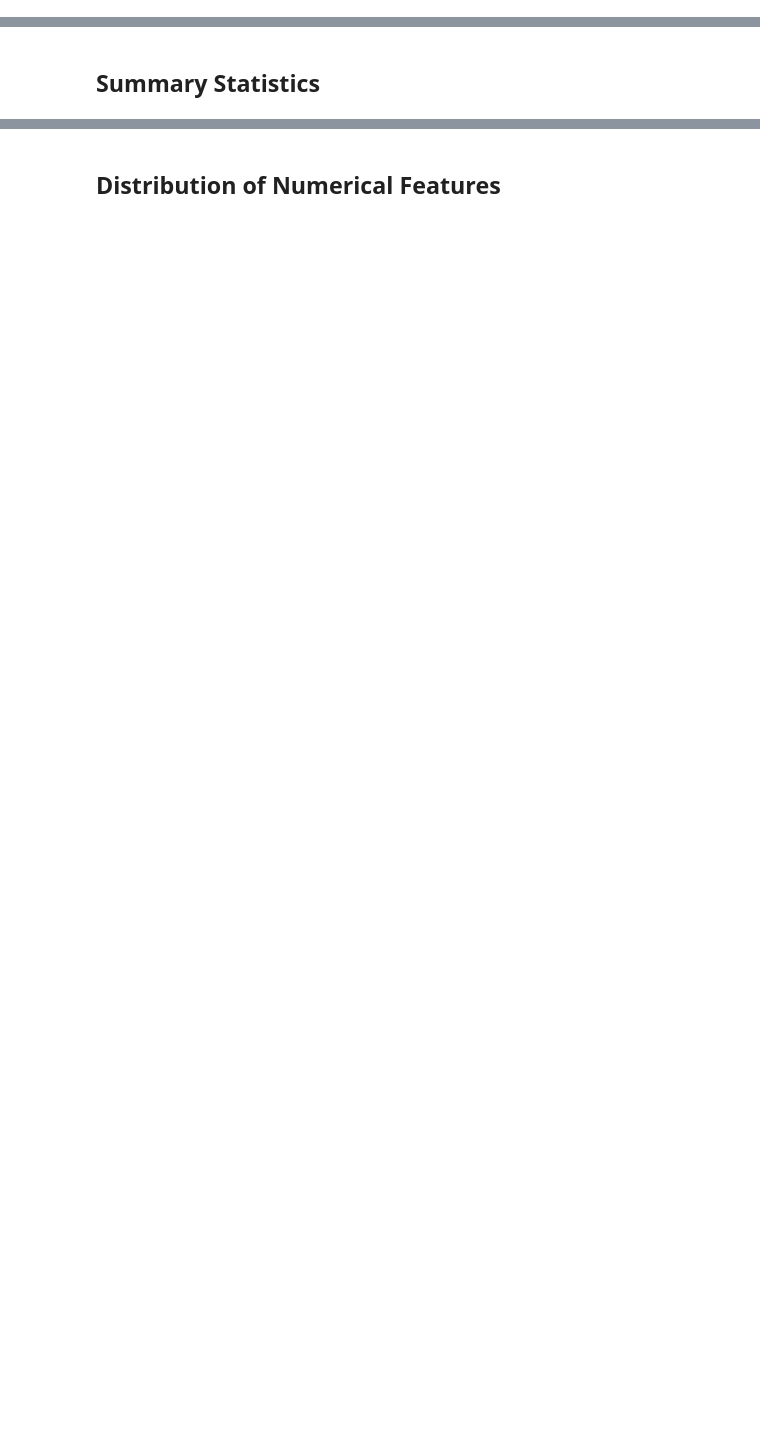
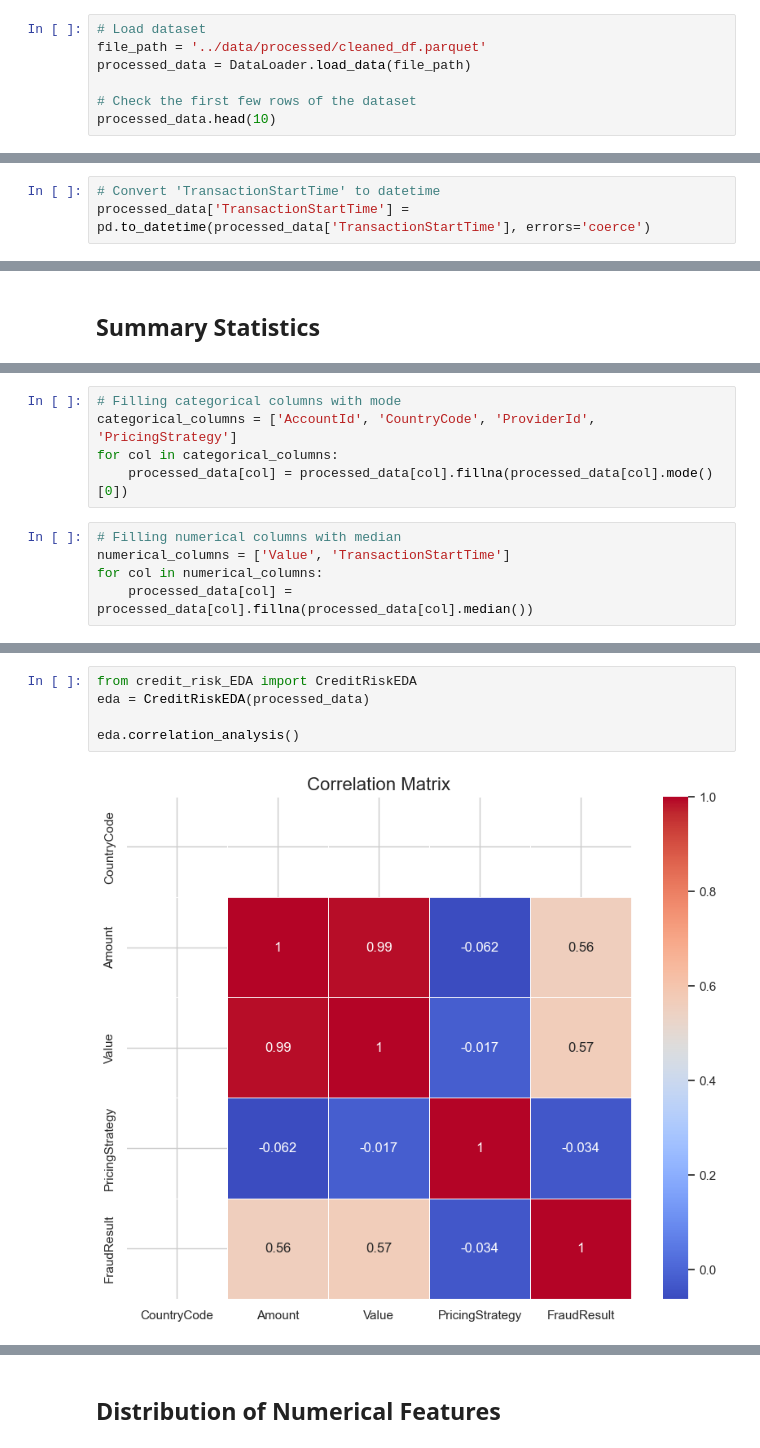
Before and after one commit to Roman0290/BatiCreditAI, a Jupyter notebook: notebooks/credit_risk_EDA_analysis.ipynb, the cells around one changed output, grey strips where cells are left out. Drawn from its saved outputs; the diff is of its cells as text; blank space fills up the shorter version.

Commit message:
Data cleaning and EDA

```diff
--- a/notebooks/credit_risk_EDA_analysis.ipynb
+++ b/notebooks/credit_risk_EDA_analysis.ipynb
@@ -45,0 +33,7 @@ dtype: object
+# %%
+# Load dataset
+file_path = '../data/processed/cleaned_df.parquet'
+processed_data = DataLoader.load_data(file_path)
+
+# Check the first few rows of the dataset
+processed_data.head(10)
@@ -45,0 +52,3 @@ dtype: object
+# %%
+# Convert 'TransactionStartTime' to datetime
+processed_data['TransactionStartTime'] = pd.to_datetime(processed_data['TransactionStartTime'], errors='coerce')
@@ -60,0 +101,10 @@ max          256.0  9.880000e+06  9.880000e+06         4.000000      1.000000
+# %%
+# Filling categorical columns with mode
+categorical_columns = ['AccountId', 'CountryCode', 'ProviderId', 'PricingStrategy']
+for col in categorical_columns:
+    processed_data[col] = processed_data[col].fillna(processed_data[col].mode()[0])
+# %%
+# Filling numerical columns with median
+numerical_columns = ['Value', 'TransactionStartTime']
+for col in numerical_columns:
+    processed_data[col] = processed_data[col].fillna(processed_data[col].median())
@@ -60,0 +117,7 @@ max          256.0  9.880000e+06  9.880000e+06         4.000000      1.000000
+# %%
+from credit_risk_EDA import CreditRiskEDA
+eda = CreditRiskEDA(processed_data)
+
+eda.correlation_analysis()
+# %% [output]
+[figure, added]
```
Also changed, not shown: parts of 29 cells of this notebook, 2 other files.
